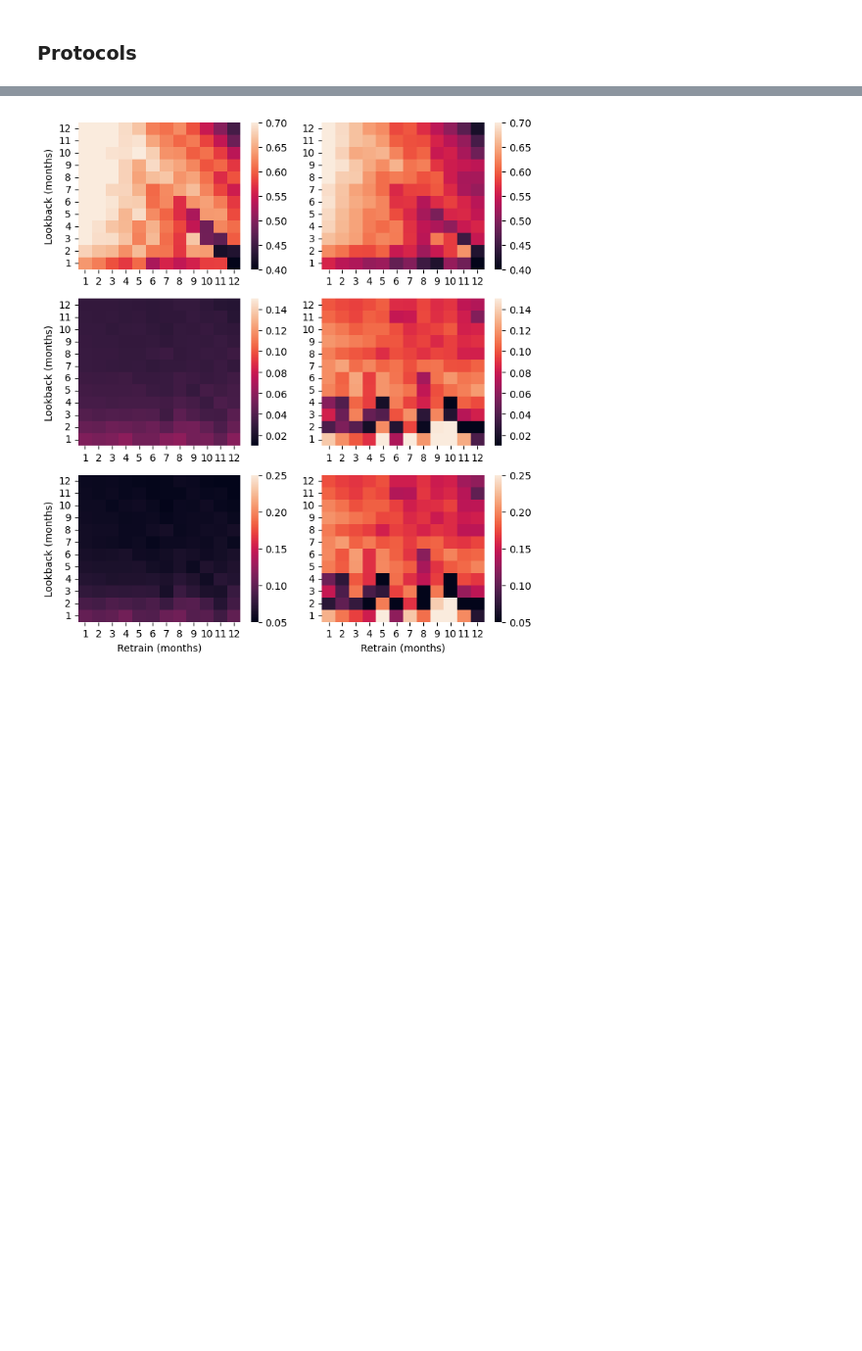
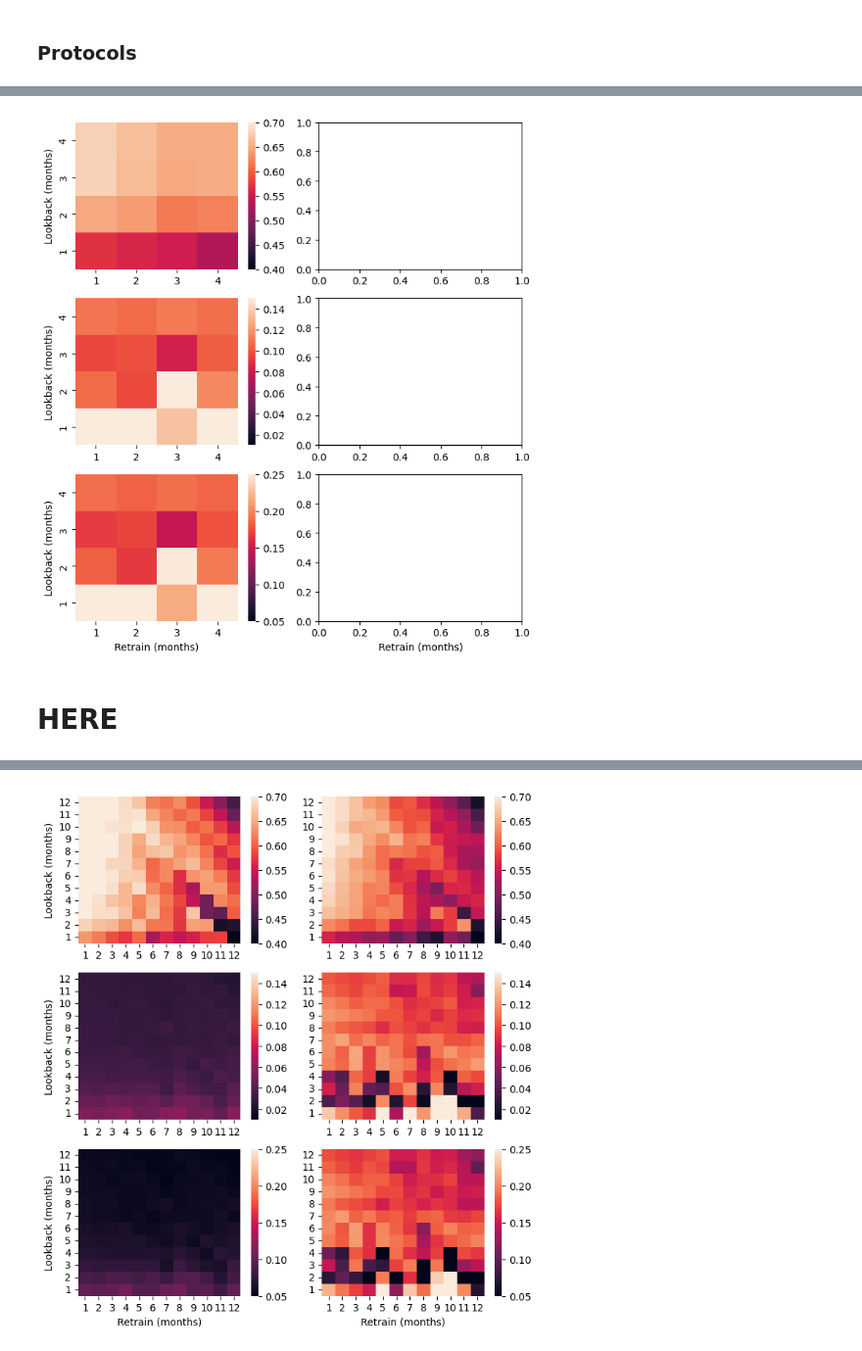
Before and after one commit to elohimfr/algo_assurance, a Jupyter notebook: MRM_fraud_v2.ipynb, the cells around one changed output, grey strips where cells are left out. Shown at 98% size. Cells and saved outputs as stored; diff of their text form; code cells hidden in the pictures; blank space fills up the shorter version.

```diff
--- a/MRM_fraud_v2.ipynb
+++ b/MRM_fraud_v2.ipynb
@@ -1069,0 +1022,40 @@ Wall time: 7.98 s
+# %%
+fig, ax = plt.subplots(3, 2, figsize=(8, 9))
+
+
+
+# LGBM test
+
+# Recall
+sns.heatmap(recall_matrix_test[::-1], vmin=0.4, vmax=0.7,
+            xticklabels=np.arange(tw_min, tw_max+1), yticklabels=np.arange(tw_min, tw_max+1)[::-1],
+            ax=ax[0, 0])
+
+# Precision
+sns.heatmap(precision_matrix_test[::-1], vmin=0.01, vmax=0.15,
+            xticklabels=np.arange(tw_min, tw_max+1), yticklabels=np.arange(tw_min, tw_max+1)[::-1],
+            ax=ax[1, 0])
+
+# F1
+sns.heatmap(f1_matrix_test[::-1], vmin=0.05, vmax=0.25,
+            xticklabels=np.arange(tw_min, tw_max+1), yticklabels=np.arange(tw_min, tw_max+1)[::-1],
+            ax=ax[2, 0])
+
+
+
+# Formatting
+ax[0,0].set_ylabel('Lookback (months)')
+ax[0,0].set_xticklabels(ax[0,0].get_yticklabels()[::-1], rotation=0)
+
+ax[1, 0].set_ylabel('Lookback (months)')
+
+ax[2, 0].set_ylabel('Lookback (months)')
+ax[2, 0].set_xlabel('Retrain (months)')
+
+ax[2, 1].set_xlabel('Retrain (months)')
+
+plt.show()
+# %% [output]
+[figure, added]
+# %% [markdown]
+# HERE
```
Also changed, not shown: parts of 35 cells of this notebook, 2 other files.
